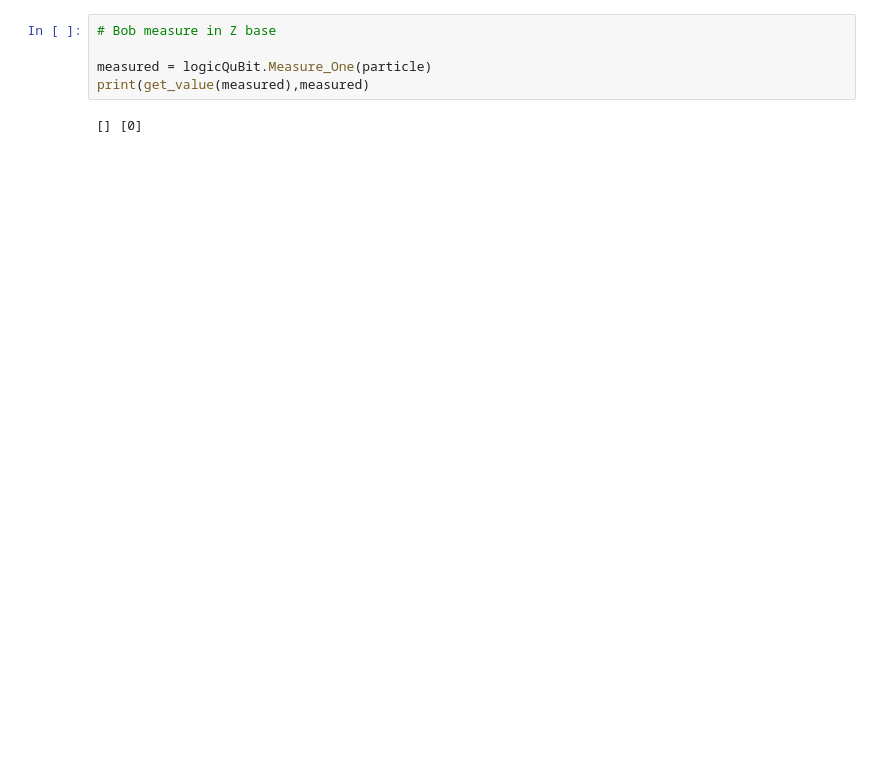
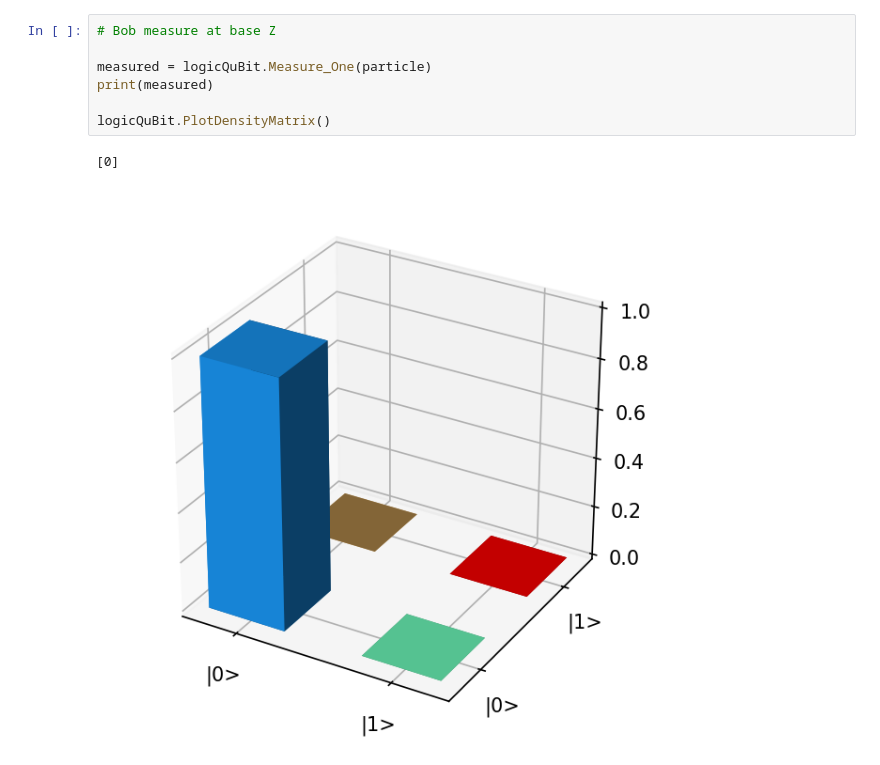
Before and after one commit to clnrp/logicqubit-algorithms, a Jupyter notebook: BB84.ipynb, the cells around one changed output. Drawn from its saved outputs; the diff is of its cells as text; blank space fills up the shorter version.

```diff
--- a/BB84.ipynb
+++ b/BB84.ipynb
@@ -32,7 +32,10 @@ particle.H()
 # %%
-# Bob measure in Z base
+# Bob measure at base Z
 
 measured = logicQuBit.Measure_One(particle)
-print(get_value(measured),measured)
+print(measured)
+
+logicQuBit.PlotDensityMatrix()
 # %% [output]
-[] [0]
+[0]
+[figure, added]
```
Also changed, not shown: parts of 5 cells of this notebook.
